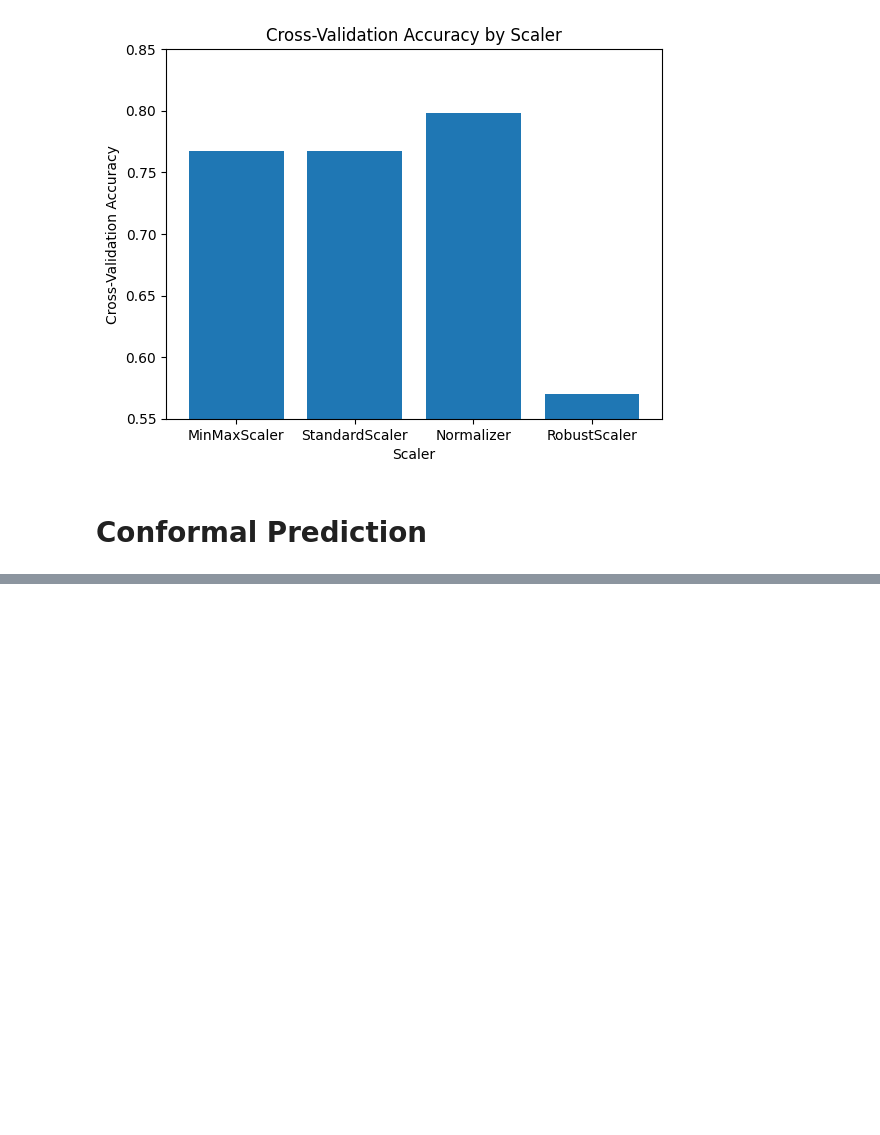
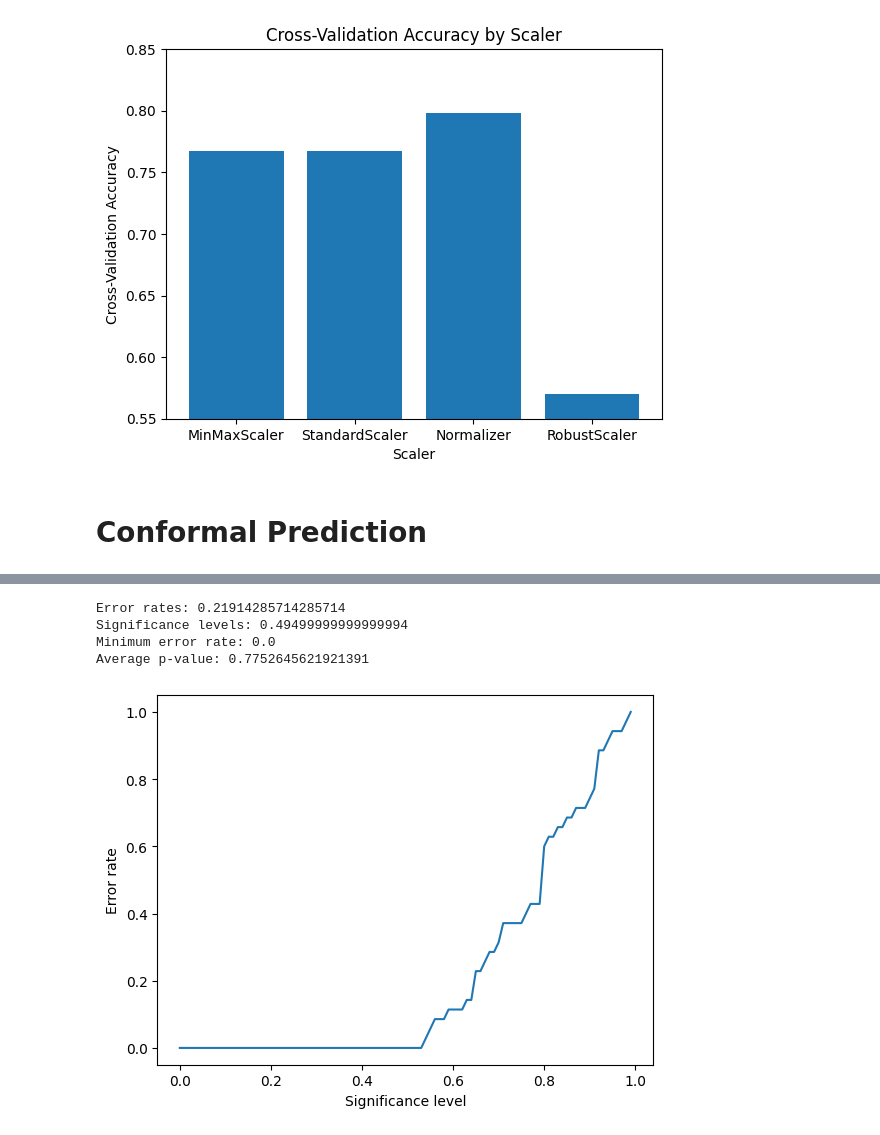
Before and after one commit to mbeps/Machine-Learning-Assignment-3, a Jupyter notebook: Assignment_3.ipynb, the cells around one changed output, grey strips where cells are left out. Saved outputs shown, nothing was run; the diff lists cells and outputs as text; code cells hidden in the pictures; blank space fills up the shorter version.

Commit message:
Implemented conformal prediction

```diff
--- a/Assignment_3.ipynb
+++ b/Assignment_3.ipynb
@@ -869,0 +875,74 @@ cpp: GridSearchCV
+# %%
+from sklearn.model_selection import KFold
+from sklearn.model_selection import GridSearchCV
+
+# Split the dataset into 5 or 10 folds
+kfold = KFold(n_splits=5, random_state=RANDOM_STATE, shuffle=True)
+
+# Loop over each fold
+for train_index, test_index in kfold.split(X_wine):
+    # Split the data into train and test sets for this fold
+    X_train, X_test = X_wine[train_index], X_wine[test_index]
+    y_train, y_test = y_wine[train_index], y_wine[test_index]
+
+    # Use GridSearchCV to optimize the hyperparameters of the SVM classifier
+    param_grid = {
+        'C': [0.001, 0.01, 0.1, 1, 10, 100],
+        'gamma': [0.001, 0.01, 0.1, 1, 10, 100]
+    }
+    svm = SVC(probability=True)
+    grid_search = GridSearchCV(svm, param_grid, cv=5)
+    grid_search.fit(X_train, y_train)
+
+    # Use the trained SVM classifier to compute conformity scores for each sample in the test set
+    conformity_scores = grid_search.best_estimator_.decision_function(X_test)
+# Use the trained SVM classifier to compute predicted probabilities for each sample in the test set
+predicted_probs = grid_search.best_estimator_.predict_proba(X_test)
+
+# Compute conformity scores for each sample in the test set
+conformity_scores = []
+for i in range(len(X_test)):
+    # Get the predicted probabilities for this sample
+    probs = predicted_probs[i]
+
+    # Compute the conformity score for this sample by taking the maximum predicted probability
+    conformity_score = max(probs)
+    conformity_scores.append(conformity_score)
+
+# Compute the false p-values for each sample in the test set
+false_pvals = []
+for i in range(len(X_test)):
+    # Get the conformity score for this sample
+    conformity_score = conformity_scores[i]
+
+    # Count the number of conformity scores in the training set that are greater than or equal to the conformity score for this sample
+    num_greater_equal = sum
+
+# Compute the error rates for different significance levels
+error_rates = []
+significance_levels = []
+for significance_level in np.arange(0, 1, 0.01):
+    # Count the number of conformity scores in the test set that are less than the significance level
+    num_less_than_significance_level = sum(conformity_score < significance_level for conformity_score in conformity_scores)
+
+    # Compute the error rate as the number of conformity scores less than the significance level divided by the total number of samples in the test set
+    error_rate = num_less_than_significance_level / len(X_test)
+    error_rates.append(error_rate)
+    significance_levels.append(significance_level)
+
+print("Error rates:", np.mean(error_rates))
+print("Significance levels:", np.mean(significance_levels))
+print("Minimum error rate:", min(error_rates))
+print("Average p-value:", sum(conformity_scores) / len(conformity_scores))
+
+# Plot the error rates against the significance levels
+plt.plot(significance_levels, error_rates)
+plt.xlabel("Significance level")
+plt.ylabel("Error rate")
+plt.show()
+# %% [output]
+Error rates: 0.21914285714285714
+Significance levels: 0.49499999999999994
+Minimum error rate: 0.0
+Average p-value: 0.7752645621921391
+[figure, added]
```
Also changed, not shown: parts of 2 cells of this notebook.
